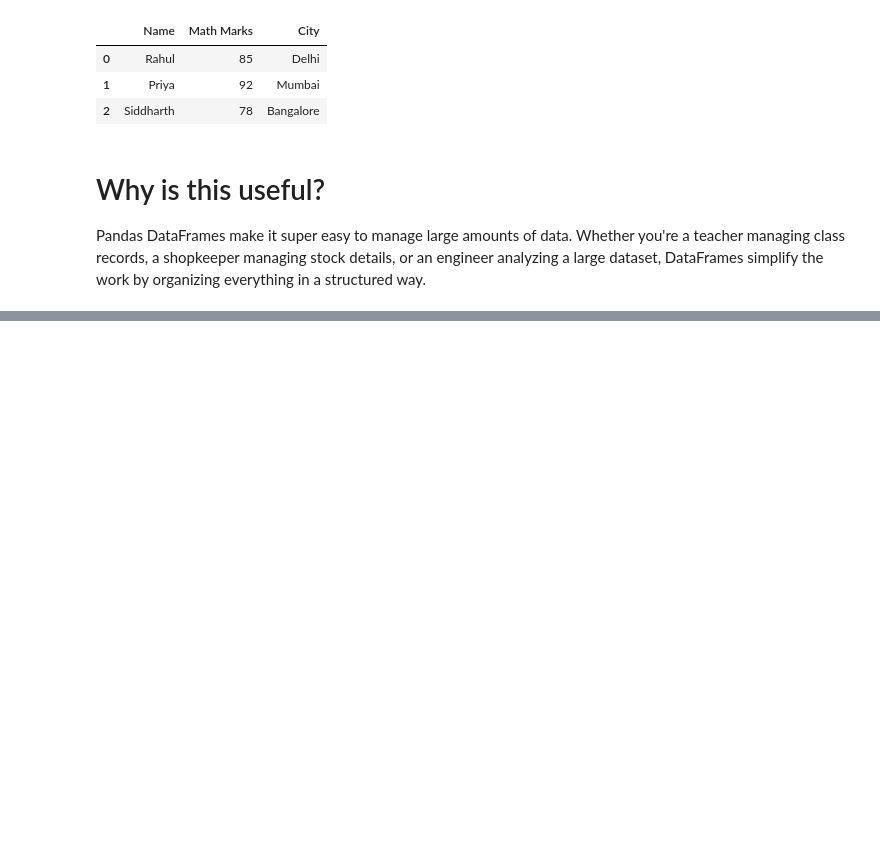
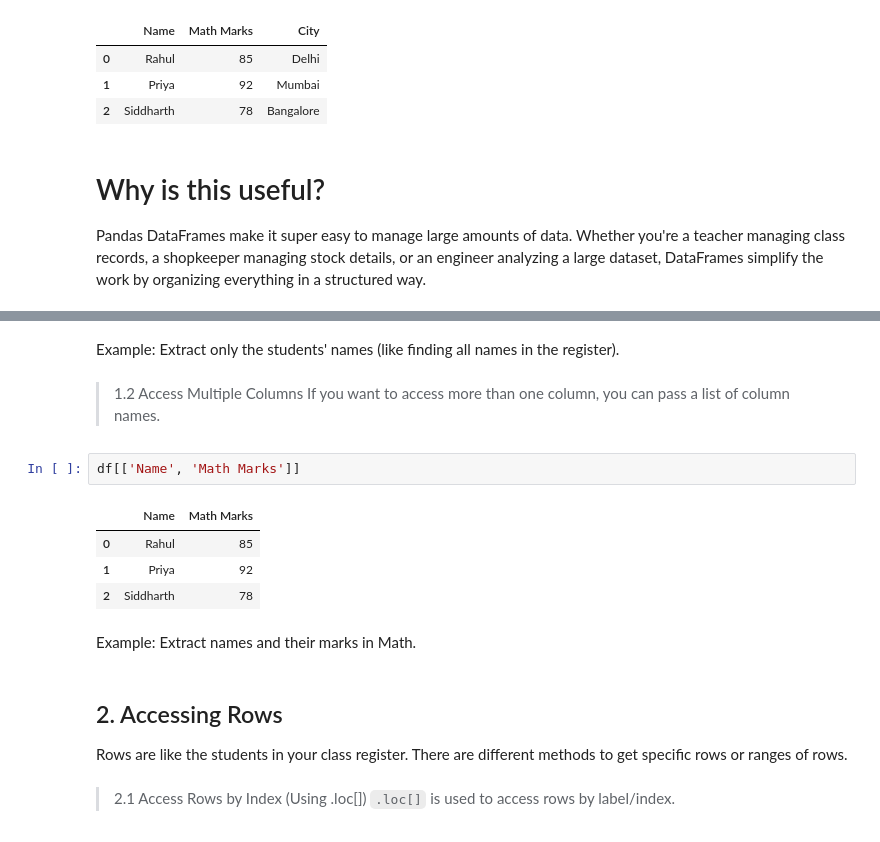
Before and after one commit to rubydamodar/The-Ultimate-Pandas-Bootcamp, a Jupyter notebook: Basic to Advance Data Frame/BtoA-Pandas-Dataframe.ipynb, the cells around one changed output, grey strips where cells are left out. Drawn from its saved outputs; the diff is of its cells as text; blank space fills up the shorter version.

```diff
--- a/Basic to Advance Data Frame/BtoA-Pandas-Dataframe.ipynb
+++ b/Basic to Advance Data Frame/BtoA-Pandas-Dataframe.ipynb
@@ -81,0 +95,20 @@ Pandas DataFrames make it super easy to manage large amounts of data. Whether yo
+# %% [markdown]
+Example: Extract only the students' names (like finding all names in the register).
+# %% [markdown]
+> 1.2 Access Multiple Columns
+If you want to access more than one column, you can pass a list of column names.
+# %%
+df[['Name', 'Math Marks']]
+# %% [output]
+|  | Name | Math Marks |
+| 0 | Rahul | 85 |
+| 1 | Priya | 92 |
+| 2 | Siddharth | 78 |
+# %% [markdown]
+Example: Extract names and their marks in Math.
+# %% [markdown]
+## 2. Accessing Rows
+Rows are like the students in your class register. There are different methods to get specific rows or ranges of rows.
+# %% [markdown]
+> 2.1 Access Rows by Index (Using .loc[])
+`.loc[]` is used to access rows by label/index.
```
Also changed, not shown: parts of 59 cells of this notebook.
